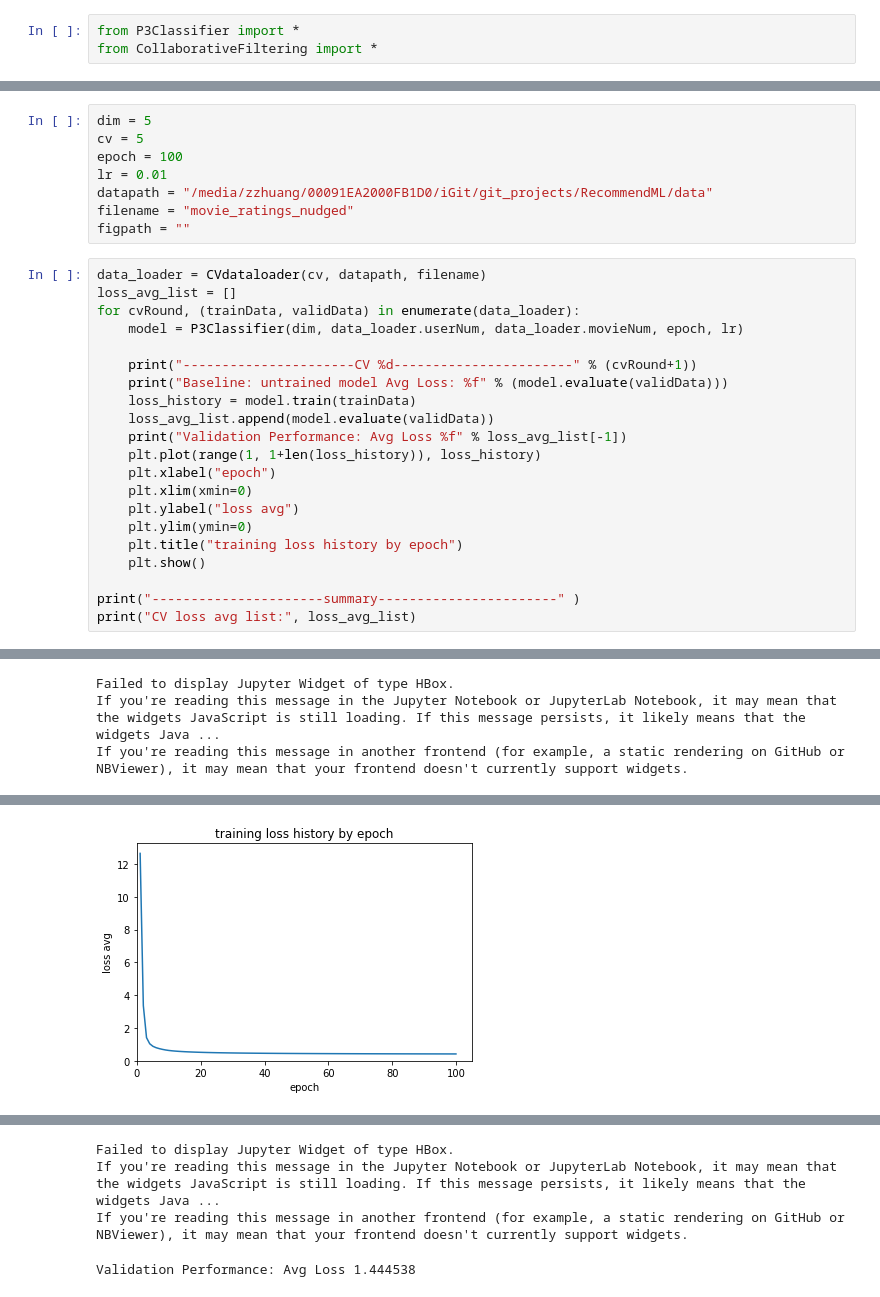
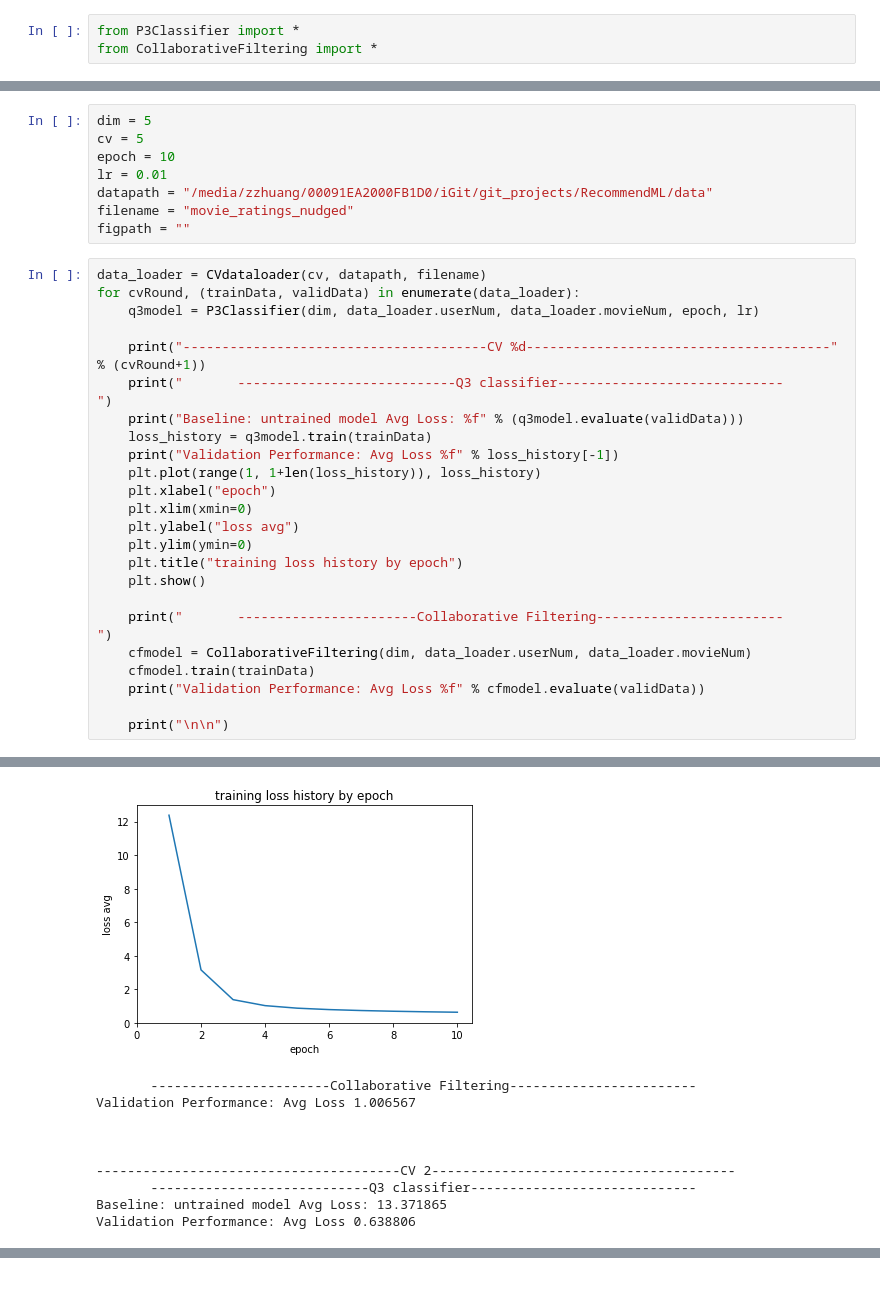
Before and after one commit to farrellsc/RecommendML, a Jupyter notebook: scripts.ipynb, the cells around one changed output, grey strips where cells are left out. Drawn from its saved outputs; the diff is of its cells as text.

Commit message:
updated collaborative filtering

```diff
--- a/scripts.ipynb
+++ b/scripts.ipynb
@@ -16,22 +16,21 @@ from CollaborativeFiltering import *
 # %%
 dim = 5
 cv = 5
-epoch = 100
+epoch = 10
 lr = 0.01
 datapath = "/media/zzhuang/00091EA2000FB1D0/iGit/git_projects/RecommendML/data"
 filename = "movie_ratings_nudged"
 figpath = ""
 # %%
 data_loader = CVdataloader(cv, datapath, filename)
-loss_avg_list = []
 for cvRound, (trainData, validData) in enumerate(data_loader):
-    model = P3Classifier(dim, data_loader.userNum, data_loader.movieNum, epoch, lr)
+    q3model = P3Classifier(dim, data_loader.userNum, data_loader.movieNum, epoch, lr)
 
-    print("----------------------CV %d-----------------------" % (cvRound+1))
-    print("Baseline: untrained model Avg Loss: %f" % (model.evaluate(validData)))
-    loss_history = model.train(trainData)
-    loss_avg_list.append(model.evaluate(validData))
-    print("Validation Performance: Avg Loss %f" % loss_avg_list[-1])
+    print("---------------------------------------CV %d---------------------------------------" % (cvRound+1))
+    print("       ----------------------------Q3 classifier-----------------------------           ")
+    print("Baseline: untrained model Avg Loss: %f" % (q3model.evaluate(validData)))
+    loss_history = q3model.train(trainData)
+    print("Validation Performance: Avg Loss %f" % loss_history[-1])
     plt.plot(range(1, 1+len(loss_history)), loss_history)
     plt.xlabel("epoch")
     plt.xlim(xmin=0)
@@ -40,6 +39,10 @@ for cvRound, (trainData, validData) in enumerate(data_loader):
     plt.title("training loss history by epoch")
     plt.show()
 
-print("----------------------summary-----------------------" )
-print("CV loss avg list:", loss_avg_list)
+    print("       -----------------------Collaborative Filtering------------------------           ")
+    cfmodel = CollaborativeFiltering(dim, data_loader.userNum, data_loader.movieNum)
+    cfmodel.train(trainData)
+    print("Validation Performance: Avg Loss %f" % cfmodel.evaluate(validData))
+
+    print("\n\n")
 # %% [output]
@@ -48,3 +53,10 @@ Baseline: untrained model Avg Loss: 13.264581
+[figure, new version]
-Failed to display Jupyter Widget of type HBox.
-If you're reading this message in the Jupyter Notebook or JupyterLab Notebook, it may mean that the widgets JavaScript is still loading. If this message persists, it likely means that the widgets Java ...
-If you're reading this message in another frontend (for example, a static rendering on GitHub or NBViewer), it may mean that your frontend doesn't currently support widgets.
+       -----------------------Collaborative Filtering------------------------
+Validation Performance: Avg Loss 1.006567
+
+
+
+---------------------------------------CV 2---------------------------------------
+       ----------------------------Q3 classifier-----------------------------
+Baseline: untrained model Avg Loss: 13.371865
+Validation Performance: Avg Loss 0.638806
@@ -52 +72,0 @@ Validation Performance: Avg Loss 1.399104
-[figure, old version]
@@ -62,4 +99,0 @@ Baseline: untrained model Avg Loss: 13.339704
-Failed to display Jupyter Widget of type HBox.
-If you're reading this message in the Jupyter Notebook or JupyterLab Notebook, it may mean that the widgets JavaScript is still loading. If this message persists, it likely means that the widgets Java ...
-If you're reading this message in another frontend (for example, a static rendering on GitHub or NBViewer), it may mean that your frontend doesn't currently support widgets.
-Validation Performance: Avg Loss 1.444538
```
Also changed, not shown: parts of 14 cells of this notebook, 3 other files.
